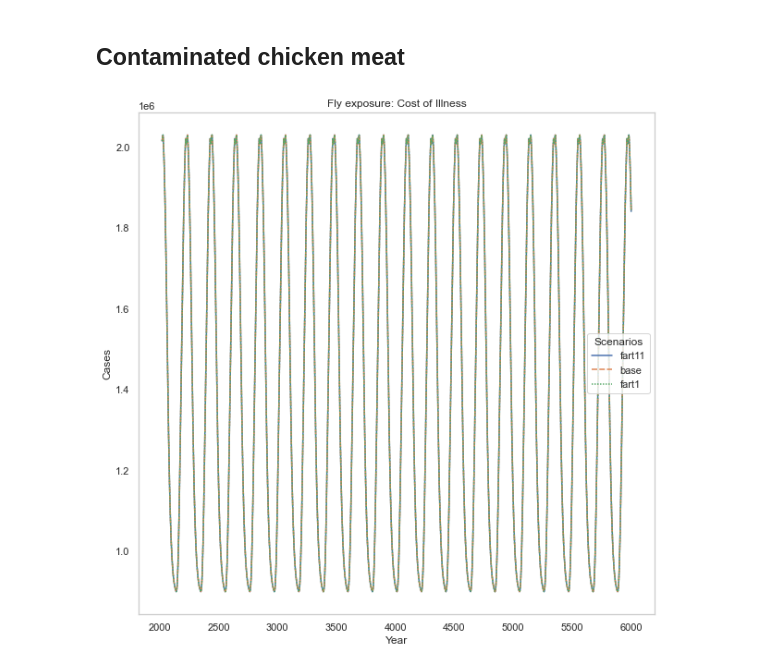
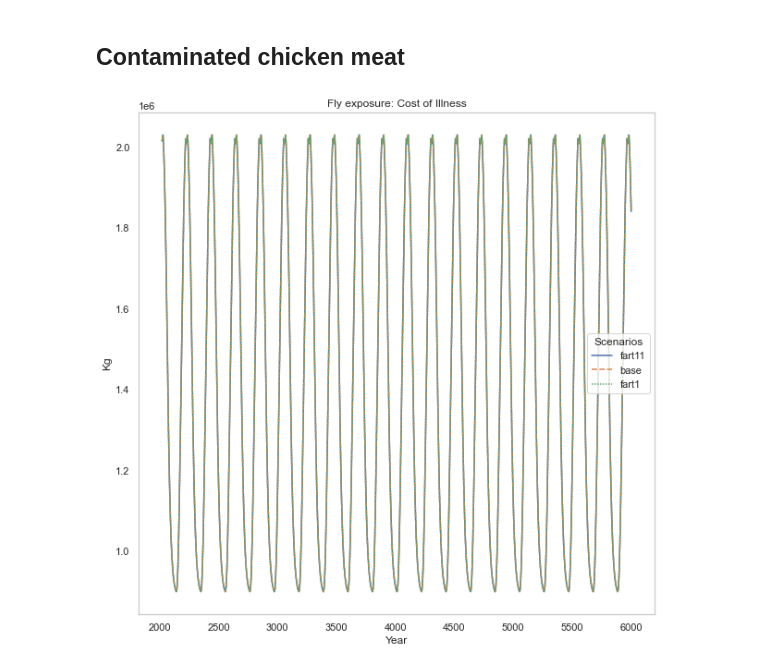
Before and after one commit to Lischip/asd, a Jupyter notebook: notebooks/behaviourplot.ipynb, the cells around one changed output. Saved outputs shown, nothing was run; the diff lists cells and outputs as text; code cells hidden in the pictures.

```diff
--- a/notebooks/behaviourplot.ipynb
+++ b/notebooks/behaviourplot.ipynb
@@ -132,13 +114,13 @@ meat_df = meat_processing(meat_df)
 # %%
 fig, ax = plt.subplots(figsize = (10,10))
 
 sns.lineplot(data=meat_df[2021:], color=colors)
 
-plt.xlabel('Year'); plt.ylabel('Cases')
+plt.xlabel('Year'); plt.ylabel('Kg')
 plt.title(policy + ': Cost of Illness')
 plt.legend(title="Scenarios")
 ax.grid(False)
 plt.savefig("../images/" + loc[:2] + "_meat.png", dpi=300, bbox_inches='tight')
 plt.show()
 # %% [output]
-[figure, old version]
+[figure, new version]
```
Also changed, not shown: parts of 3 cells of this notebook, 2 other files.
